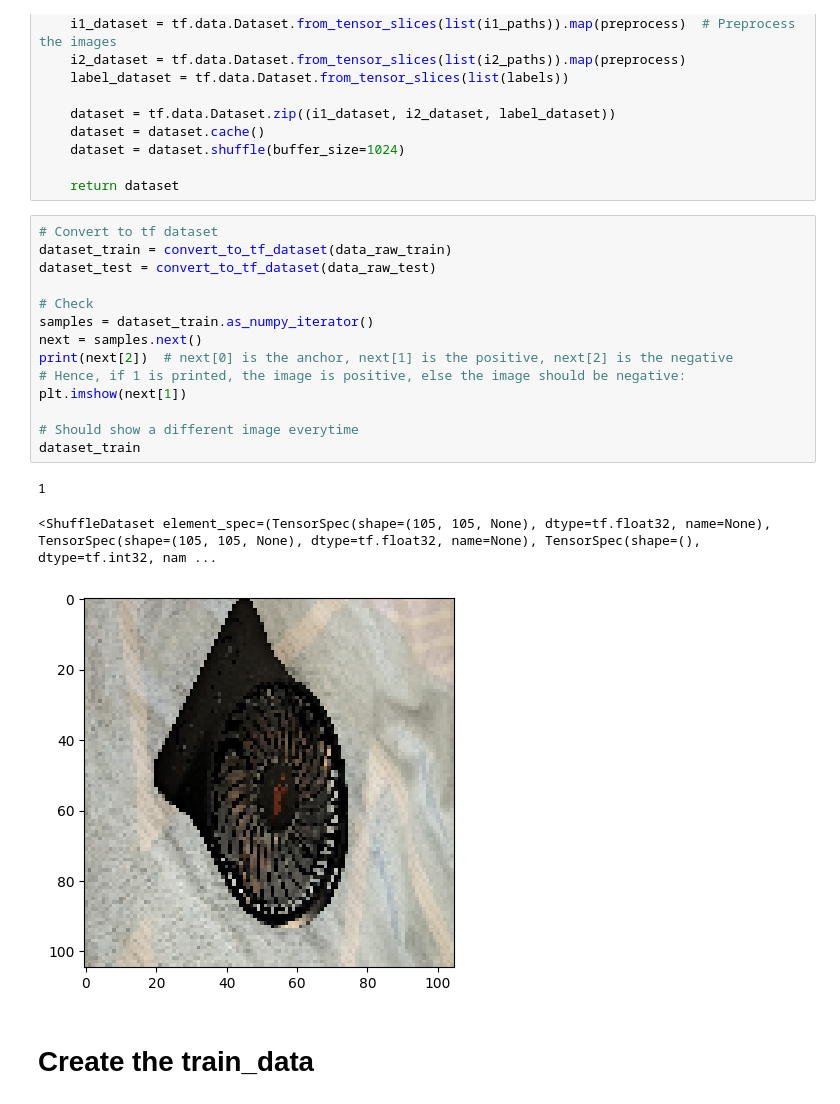
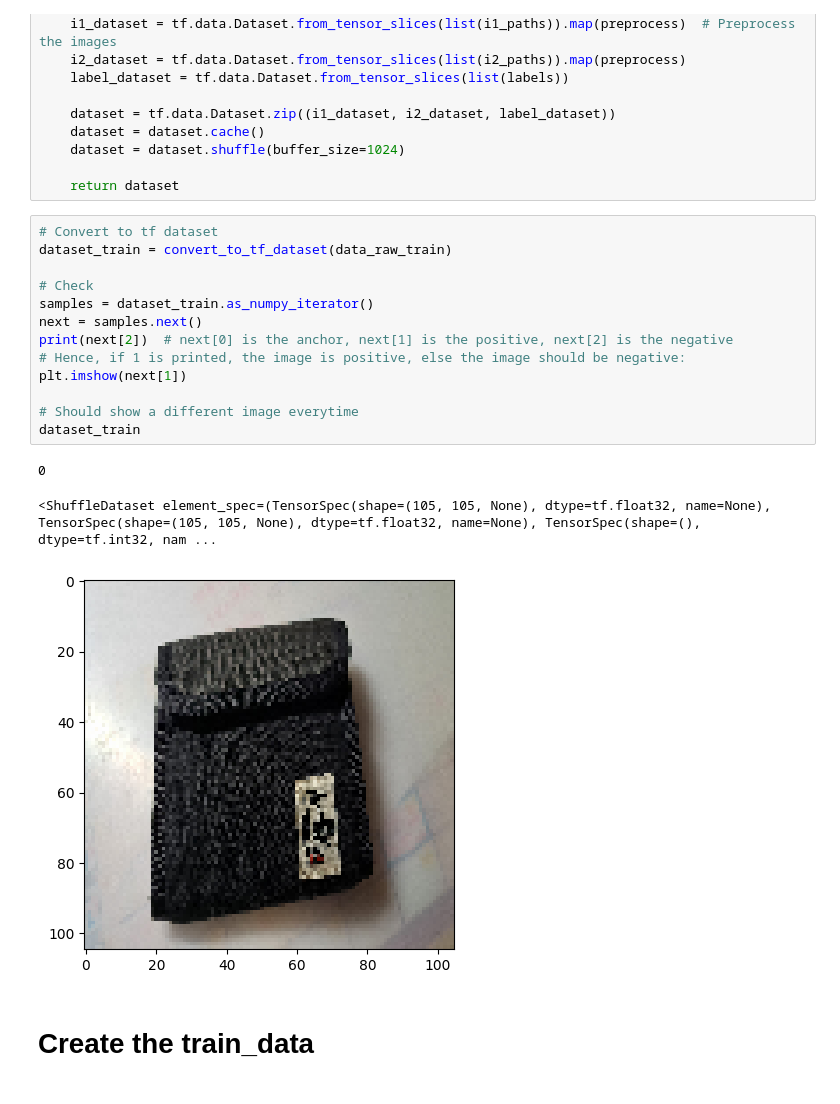
Before and after one commit to BernardMoy/siamese_network_3yp, a Jupyter notebook: code.ipynb, the cells around one changed output. Cells and saved outputs as stored; diff of their text form.

```diff
--- a/code.ipynb
+++ b/code.ipynb
@@ -104,21 +104,20 @@ def convert_to_tf_dataset(data_raw):
 # %%
 # Convert to tf dataset
 dataset_train = convert_to_tf_dataset(data_raw_train)
-dataset_test = convert_to_tf_dataset(data_raw_test)
 
 # Check
 samples = dataset_train.as_numpy_iterator()
 next = samples.next()
 print(next[2])  # next[0] is the anchor, next[1] is the positive, next[2] is the negative
 # Hence, if 1 is printed, the image is positive, else the image should be negative:
 plt.imshow(next[1])
 
 # Should show a different image everytime
 dataset_train
 # %% [output]
-1
+0
 <ShuffleDataset element_spec=(TensorSpec(shape=(105, 105, None), dtype=tf.float32, name=None), TensorSpec(shape=(105, 105, None), dtype=tf.float32, name=None), TensorSpec(shape=(), dtype=tf.int32, nam ...
-[figure, old version]
+[figure, new version]
 # %% [markdown]
 # Create the train_data
 # %%
```
Also changed, not shown: parts of 8 cells of this notebook, 6 other files.
